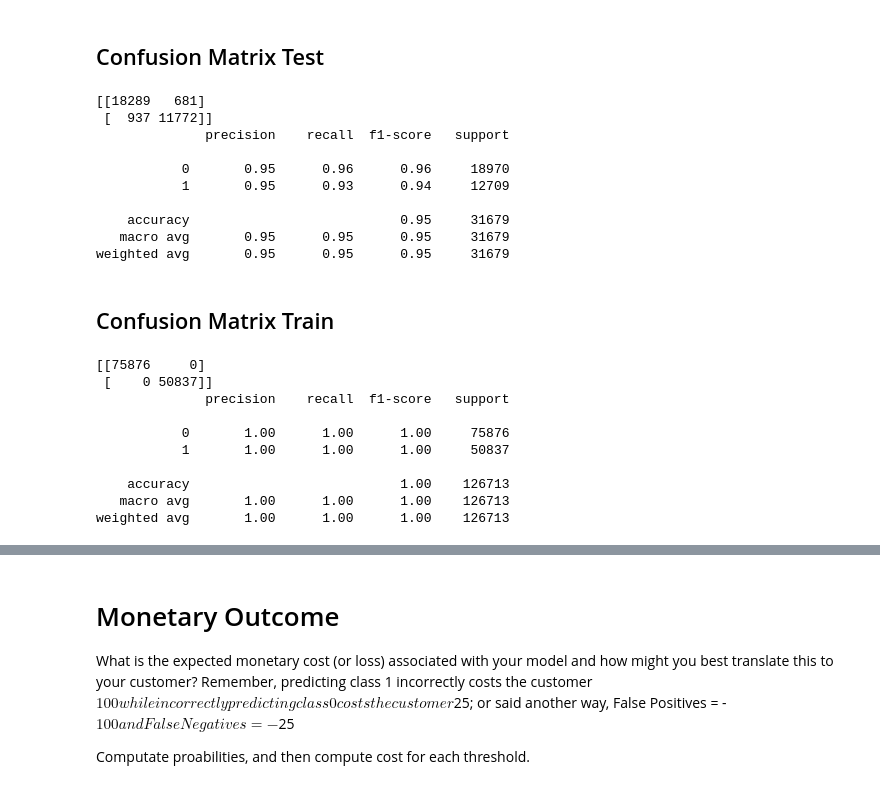
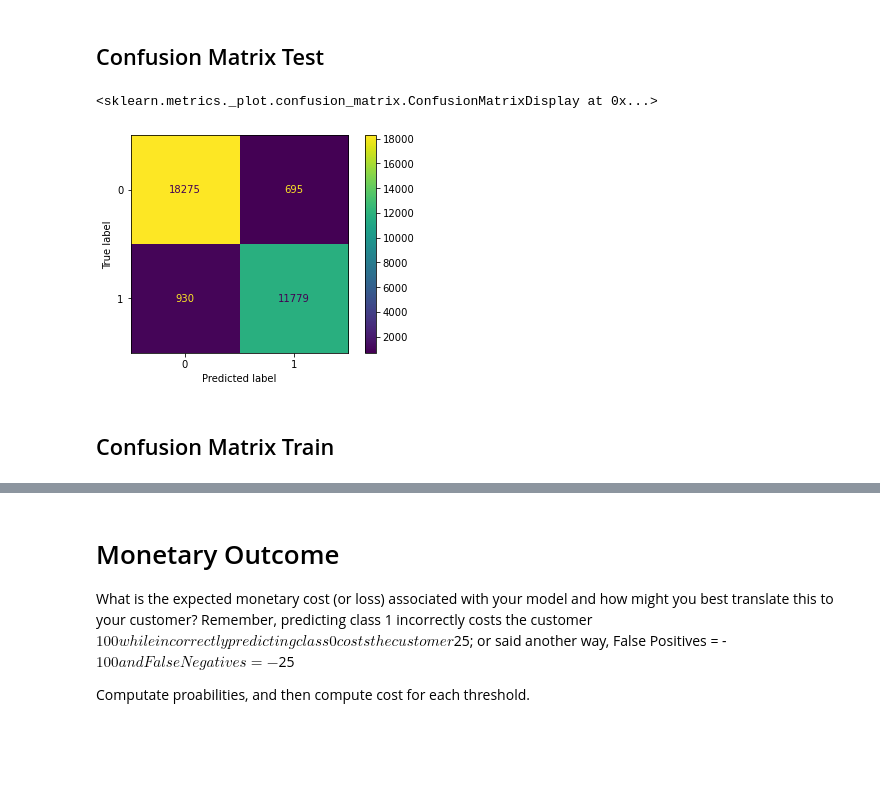
Before and after one commit to bSharpCyclist/MSDS-7333-QTW, a Jupyter notebook: Case Study 7.ipynb, the cells around one changed output, grey strips where cells are left out. Drawn from its saved outputs; the diff is of its cells as text; code cells hidden in the pictures; blank space fills up the shorter version.

```diff
--- a/Case Study 7.ipynb
+++ b/Case Study 7.ipynb
@@ -222,26 +223,25 @@ Which methods are you proposing to utilize to solve the problem?  Why is this me
 Fill in - Need to explain how we used H2O to find optimal models, choose GBM, etc.
 # %%
 from sklearn.ensemble import GradientBoostingClassifier
-
+from sklearn.model_selection import cross_val_score
+from sklearn.model_selection import cross_validate
+import pickle
 
 # One-hot encoding of categorical variables
 dum_df = pd.get_dummies(df, columns=['x24', 'x29', 'x30', 'x32'], prefix=['x24_type', 'x29_type', 'x30_type', 'x32_type'])
 
-#dum_df = dum_df.sample(frac=.01)
-
 X = dum_df.loc[:, dum_df.columns != 'y']
-
 y = dum_df['y']
 
-X_train, X_test, y_train, y_test = train_test_split(X,
-                                                    y,
-                                                    test_size=0.2,
-                                                    stratify=y,
-                                                    random_state=11)
+X_train, X_test, y_train, y_test = train_test_split(X, y, test_size=0.2, stratify=y, random_state=11)
 
 model = GradientBoostingClassifier(n_estimators=145, max_depth=14, min_samples_leaf=30)
 
-model.fit(X_train, y_train)
+if os.path.isfile('models/gbm_cross_validate.pkl'):
+    cv_results = pickle.load(open('models/gbm_cross_validate.pkl', 'rb'))
+else:
+    cv_results = cross_validate(model, X, y, cv=3, scoring=['accuracy','precision','recall'], n_jobs=-1, return_train_score=True)
+    pickle.dump(cv_results, open('models/gbm_cross_validate.pkl', 'wb'))
 
-print(model.score(X_test, y_test))
+pd.DataFrame(cv_results)
 # %% [output]
@@ -260,3 +256,9 @@ print(model.score(X_test, y_test))
+# %%
+if os.path.isfile('models/gbm_model.pkl'):
+    model = pickle.load(open('models/gbm_model.pkl', 'rb'))
+else:
+    model.fit(X_train, y_train)
+    pickle.dump(model, open('models/gbm_model.pkl', 'wb'))
 # %% [markdown]
 # Model Building & Evaluation
 
@@ -267,37 +269,12 @@ print(model.score(X_test, y_test))
 - Analyze the performance of your model(s) - referencing your chosen evaluation metric (including supplemental visuals and analysis where appropriate)"
 # %% [markdown]
 ## Confusion Matrix Test
-# %%
-from sklearn.metrics import classification_report, confusion_matrix
-
-print(confusion_matrix(y_test, model.predict(X_test)))
-print(classification_report(y_test, model.predict(X_test)))
-# %% [output]
-[[18289   681]
- [  937 11772]]
-              precision    recall  f1-score   support
-
-           0       0.95      0.96      0.96     18970
-           1       0.95      0.93      0.94     12709
-
-    accuracy                           0.95     31679
-   macro avg       0.95      0.95      0.95     31679
-weighted avg       0.95      0.95      0.95     31679
+# %%
+from sklearn.metrics import ConfusionMatrixDisplay
+
+ConfusionMatrixDisplay.from_estimator(model, X_test, y_test)
+# %% [output]
+<sklearn.metrics._plot.confusion_matrix.ConfusionMatrixDisplay at 0x...>
+[figure, added]
 # %% [markdown]
 ## Confusion Matrix Train
-# %%
-from sklearn.metrics import classification_report, confusion_matrix
-
-print(confusion_matrix(y_train, model.predict(X_train)))
-print(classification_report(y_train, model.predict(X_train)))
-# %% [output]
-[[75876     0]
- [    0 50837]]
-              precision    recall  f1-score   support
-
-           0       1.00      1.00      1.00     75876
-           1       1.00      1.00      1.00     50837
-
-    accuracy                           1.00    126713
-   macro avg       1.00      1.00      1.00    126713
-weighted avg       1.00      1.00      1.00    126713
```
Also changed, not shown: parts of 17 cells of this notebook, 2 other files.
